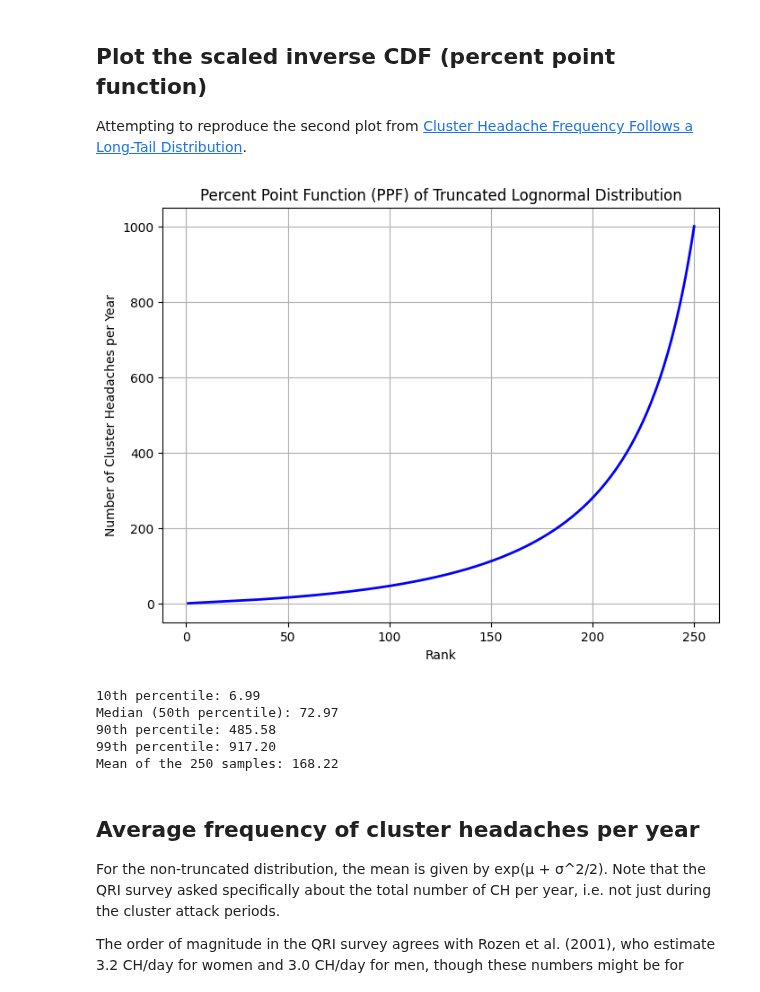
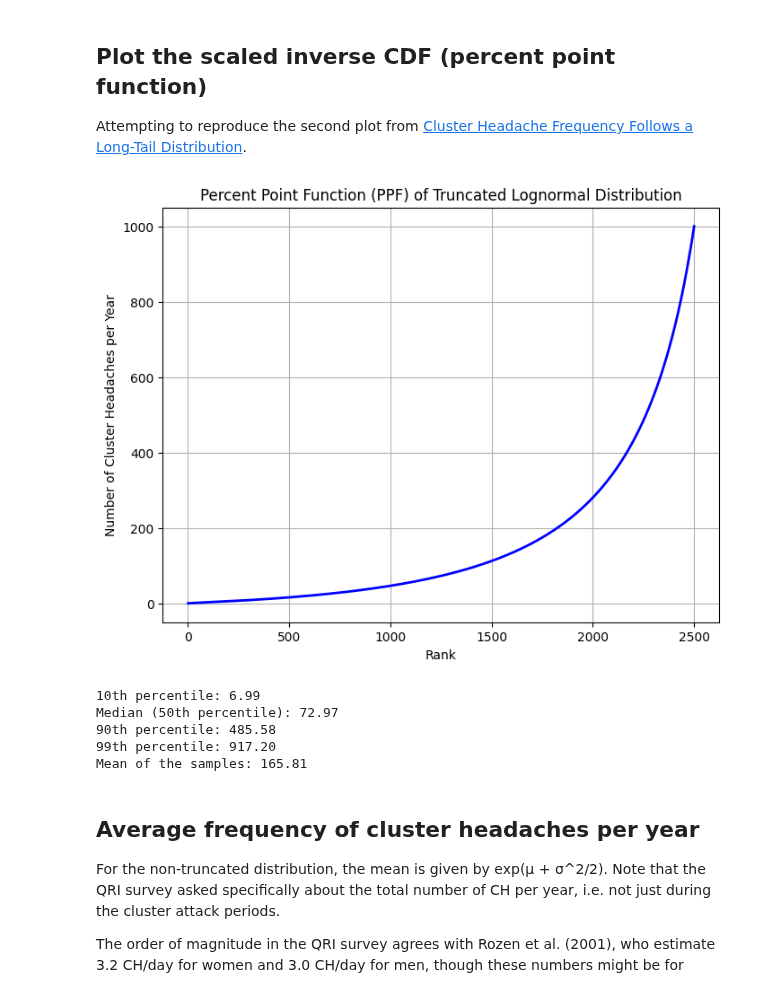
Before and after one commit to aph-research/cluster-headaches, a Jupyter notebook: Cluster headache simulations.ipynb, the cells around one changed output. Saved outputs shown, nothing was run; the diff lists cells and outputs as text; code cells hidden in the pictures.

```diff
--- a/Cluster headache simulations.ipynb
+++ b/Cluster headache simulations.ipynb
@@ -97,8 +97,9 @@ def sample_truncated_lognormal(n, s, scale, max_value):
             samples.append(x)
     return np.array(samples)
 
-# Generate 250 samples
-samples = sample_truncated_lognormal(250, s_fit, scale_fit, max_headaches)
+# Generate n samples
+n_samples = 2500
+samples = sample_truncated_lognormal(n_samples, s_fit, scale_fit, max_headaches)
 
 sample_mean = np.mean(samples)
 print(f"Mean of the 250 samples: {sample_mean:.2f}")
@@ -122,37 +123,37 @@ Mean of the 250 samples: 177.42
 Attempting to reproduce the second plot from [Cluster Headache Frequency Follows a Long-Tail Distribution](https://forum.effectivealtruism.org/posts/XLrzi6TrCqhTMtf8d/cluster-headache-frequency-follows-a-long-tail-distribution).
 # %%
 # Generate probabilities for PPF
-probs = np.linspace(0, 1, 250)
-ranks = np.arange(1,251)
+probs = np.linspace(0, 1, n_samples)
+ranks = np.arange(1,n_samples+1)
 
 # Calculate quantiles using the truncated lognormal PPF
 quantiles = [truncated_lognorm_ppf(p, s_fit, scale_fit) for p in probs]
 
 # Plot the PPF
 plt.figure(figsize=(8, 6))
 plt.plot(ranks, quantiles, 'b-', lw=2)
 plt.title('Percent Point Function (PPF) of Truncated Lognormal Distribution')
 plt.xlabel('Rank')
 plt.ylabel('Number of Cluster Headaches per Year')
 plt.grid(True)
 
 plt.show()
 
 # Print some key quantiles
 print(f"10th percentile: {truncated_lognorm_ppf(0.1, s_fit, scale_fit):.2f}")
 print(f"Median (50th percentile): {truncated_lognorm_ppf(0.5, s_fit, scale_fit):.2f}")
 print(f"90th percentile: {truncated_lognorm_ppf(0.9, s_fit, scale_fit):.2f}")
 print(f"99th percentile: {truncated_lognorm_ppf(0.99, s_fit, scale_fit):.2f}")
 
 sample_mean = np.mean(samples)
-print(f"Mean of the 250 samples: {sample_mean:.2f}")
+print(f"Mean of the samples: {sample_mean:.2f}")
 # %% [output]
-[figure, old version]
+[figure, new version]
 10th percentile: 6.99
 Median (50th percentile): 72.97
 90th percentile: 485.58
 99th percentile: 917.20
-Mean of the 250 samples: 168.22
+Mean of the samples: 165.81
 # %% [markdown]
 ## Average frequency of cluster headaches per year
 
```
Also changed, not shown: parts of 5 cells of this notebook, 1 other file.
